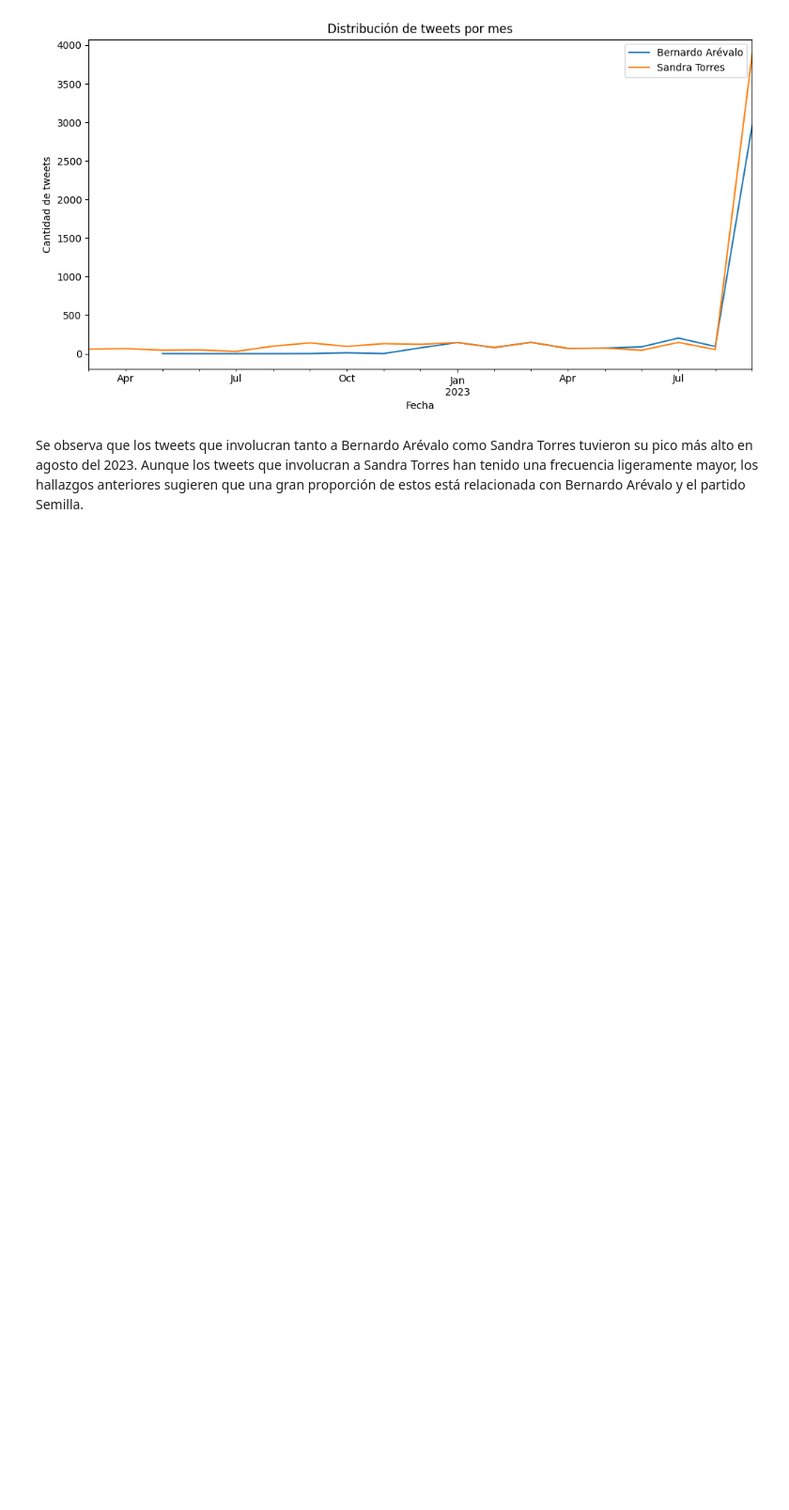
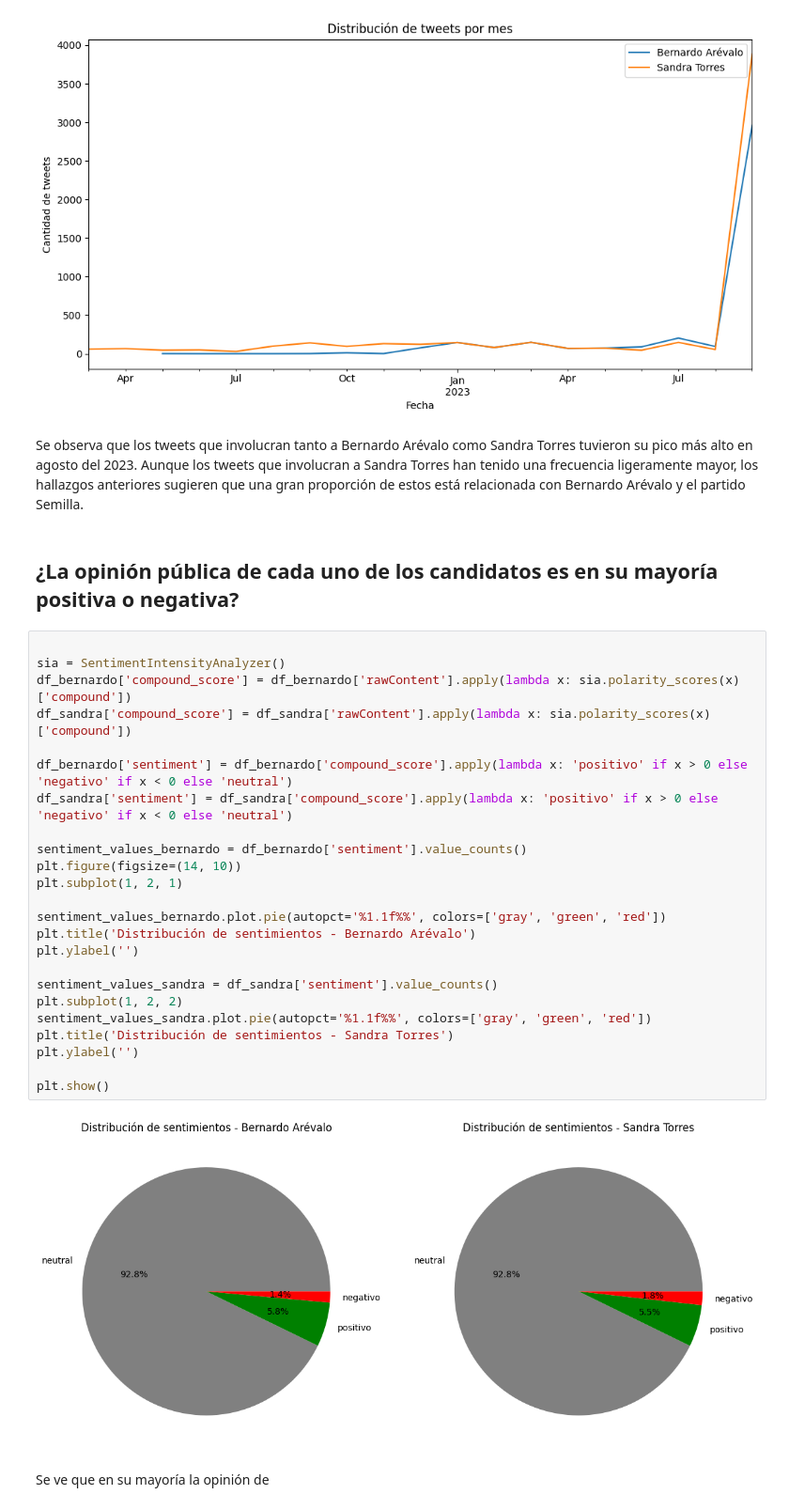
Before and after one commit to guillermoSb/datascience_laboratorio6, a Jupyter notebook: Problema2.ipynb, the cells around one changed output. Shown at 94% size. Cells and saved outputs as stored; diff of their text form; blank space fills up the shorter version.

```diff
--- a/Problema2.ipynb
+++ b/Problema2.ipynb
@@ -145,3 +148,33 @@ plt.show()
 [figure]
 # %% [markdown]
 Se observa que los tweets que involucran tanto a Bernardo Arévalo como Sandra Torres tuvieron su pico más alto en agosto del 2023. Aunque los tweets que involucran a Sandra Torres han tenido una frecuencia ligeramente mayor, los hallazgos anteriores sugieren que una gran proporción de estos está relacionada con Bernardo Arévalo y el partido Semilla.
+# %% [markdown]
+## ¿La opinión pública de cada uno de los candidatos es en su mayoría positiva o negativa?
+# %%
+
+sia = SentimentIntensityAnalyzer()
+df_bernardo['compound_score'] = df_bernardo['rawContent'].apply(lambda x: sia.polarity_scores(x)['compound'])
+df_sandra['compound_score'] = df_sandra['rawContent'].apply(lambda x: sia.polarity_scores(x)['compound'])
+
+df_bernardo['sentiment'] = df_bernardo['compound_score'].apply(lambda x: 'positivo' if x > 0 else 'negativo' if x < 0 else 'neutral')
+df_sandra['sentiment'] = df_sandra['compound_score'].apply(lambda x: 'positivo' if x > 0 else 'negativo' if x < 0 else 'neutral')
+
+sentiment_values_bernardo = df_bernardo['sentiment'].value_counts()
+plt.figure(figsize=(14, 10))
+plt.subplot(1, 2, 1)
+
+sentiment_values_bernardo.plot.pie(autopct='%1.1f%%', colors=['gray', 'green', 'red'])
+plt.title('Distribución de sentimientos - Bernardo Arévalo')
+plt.ylabel('')
+
+sentiment_values_sandra = df_sandra['sentiment'].value_counts()
+plt.subplot(1, 2, 2)
+sentiment_values_sandra.plot.pie(autopct='%1.1f%%', colors=['gray', 'green', 'red'])
+plt.title('Distribución de sentimientos - Sandra Torres')
+plt.ylabel('')
+
+plt.show()
+# %% [output]
+[figure, added]
+# %% [markdown]
+Se ve que en su mayoría la opinión de
```
Also changed, not shown: parts of 1 cell of this notebook.
